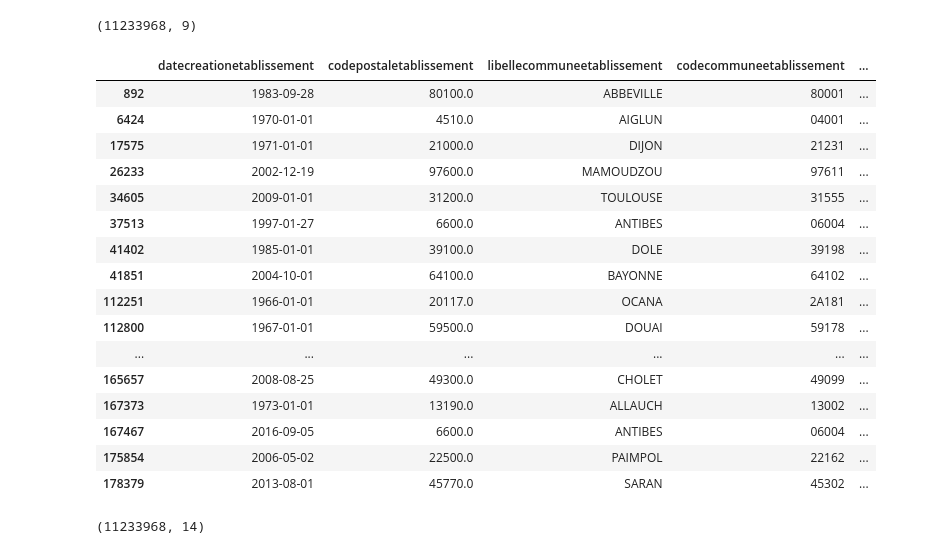
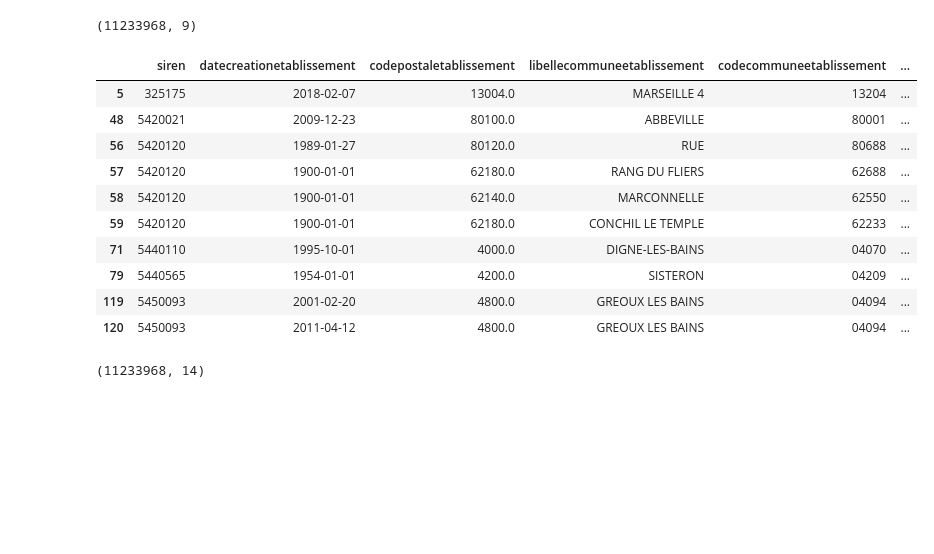
Before and after one commit to damienroux18/deserts-medicaux, a Jupyter notebook: notebooks/preparation_sirene.ipynb, the cells around one changed output. Cells and saved outputs as stored; diff of their text form; code cells hidden in the pictures; blank space fills up the shorter version.

Commit message:
Finaliser preparation sirene

```diff
--- a/notebooks/preparation_sirene.ipynb
+++ b/notebooks/preparation_sirene.ipynb
@@ -124,25 +127,19 @@ etab_df.shape
 # %% [output]
 (11233968, 9)
 # %%
-etab_df.head(50)
+etab_df.head(10)
 # %% [output]
-|  | datecreationetablissement | codepostaletablissement | libellecommuneetablissement | codecommuneetablissement | ... |
-| 892 | 1983-09-28 | 80100.0 | ABBEVILLE | 80001 | ... |
-| 6424 | 1970-01-01 | 4510.0 | AIGLUN | 04001 | ... |
-| 17575 | 1971-01-01 | 21000.0 | DIJON | 21231 | ... |
-| 26233 | 2002-12-19 | 97600.0 | MAMOUDZOU | 97611 | ... |
-| 34605 | 2009-01-01 | 31200.0 | TOULOUSE | 31555 | ... |
-| 37513 | 1997-01-27 | 6600.0 | ANTIBES | 06004 | ... |
-| 41402 | 1985-01-01 | 39100.0 | DOLE | 39198 | ... |
-| 41851 | 2004-10-01 | 64100.0 | BAYONNE | 64102 | ... |
-| 112251 | 1966-01-01 | 20117.0 | OCANA | 2A181 | ... |
-| 112800 | 1967-01-01 | 59500.0 | DOUAI | 59178 | ... |
-| ... | ... | ... | ... | ... | ... |
-| 165657 | 2008-08-25 | 49300.0 | CHOLET | 49099 | ... |
-| 167373 | 1973-01-01 | 13190.0 | ALLAUCH | 13002 | ... |
-| 167467 | 2016-09-05 | 6600.0 | ANTIBES | 06004 | ... |
-| 175854 | 2006-05-02 | 22500.0 | PAIMPOL | 22162 | ... |
-| 178379 | 2013-08-01 | 45770.0 | SARAN | 45302 | ... |
+|  | siren | datecreationetablissement | codepostaletablissement | libellecommuneetablissement | codecommuneetablissement | ... |
+| 5 | 325175 | 2018-02-07 | 13004.0 | MARSEILLE 4 | 13204 | ... |
+| 48 | 5420021 | 2009-12-23 | 80100.0 | ABBEVILLE | 80001 | ... |
+| 56 | 5420120 | 1989-01-27 | 80120.0 | RUE | 80688 | ... |
+| 57 | 5420120 | 1900-01-01 | 62180.0 | RANG DU FLIERS | 62688 | ... |
+| 58 | 5420120 | 1900-01-01 | 62140.0 | MARCONNELLE | 62550 | ... |
+| 59 | 5420120 | 1900-01-01 | 62180.0 | CONCHIL LE TEMPLE | 62233 | ... |
+| 71 | 5440110 | 1995-10-01 | 4000.0 | DIGNE-LES-BAINS | 04070 | ... |
+| 79 | 5440565 | 1954-01-01 | 4200.0 | SISTERON | 04209 | ... |
+| 119 | 5450093 | 2001-02-20 | 4800.0 | GREOUX LES BAINS | 04094 | ... |
+| 120 | 5450093 | 2011-04-12 | 4800.0 | GREOUX LES BAINS | 04094 | ... |
 # %%
 process_df = etab_df.merge(entite_df, on='siren', how='left')
 # %%
```
Also changed, not shown: parts of 41 cells of this notebook.
